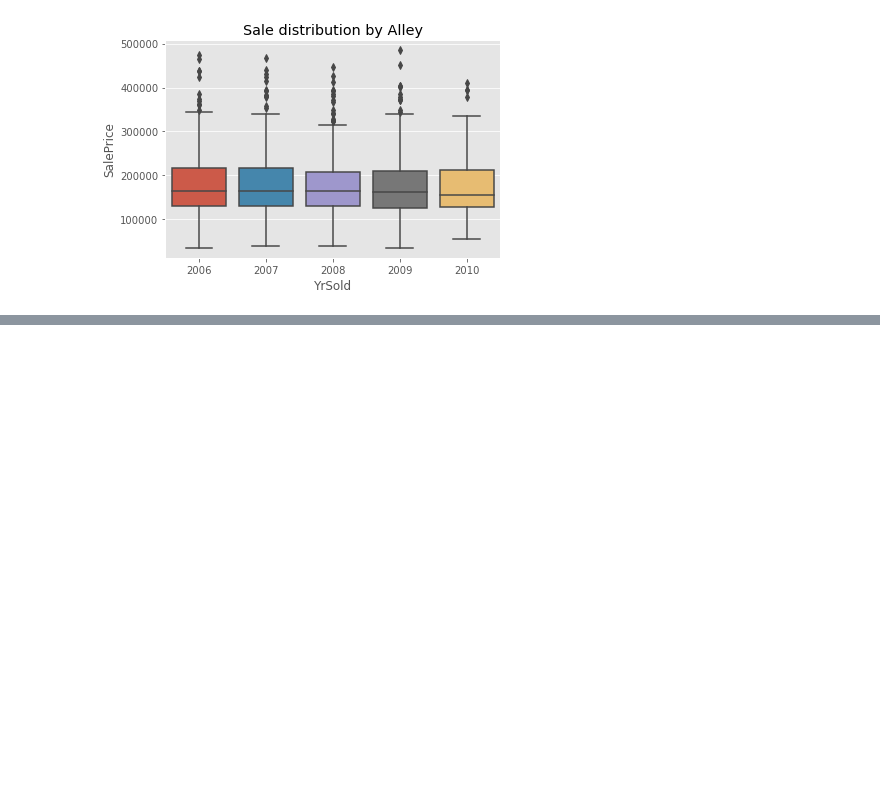
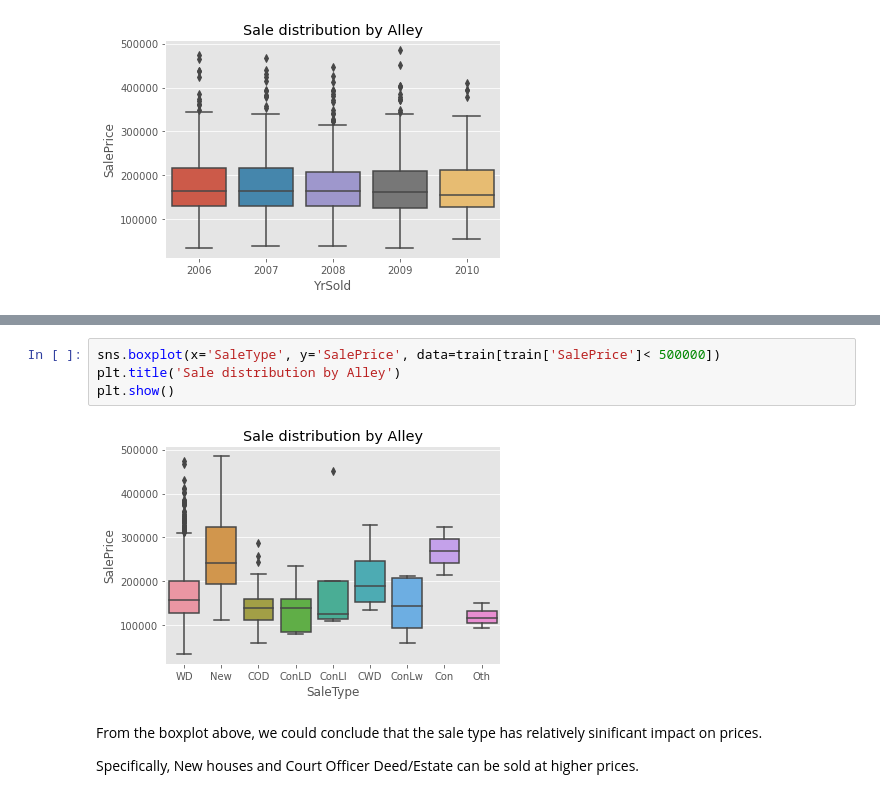
Before and after one commit to Yichen575/kaggle-projects, a Jupyter notebook: house-prices-advanced-regression-techniques/Analysis.ipynb, the cells around one changed output, grey strips where cells are left out. Cells and saved outputs as stored; diff of their text form; blank space fills up the shorter version.

```diff
--- a/house-prices-advanced-regression-techniques/Analysis.ipynb
+++ b/house-prices-advanced-regression-techniques/Analysis.ipynb
@@ -110,0 +166,10 @@ We can see that the year when the house was sold has little impact on house pric
+# %%
+sns.boxplot(x='SaleType', y='SalePrice', data=train[train['SalePrice']< 500000])
+plt.title('Sale distribution by Alley')
+plt.show()
+# %% [output]
+[figure, added]
+# %% [markdown]
+From the boxplot above, we could conclude that the sale type has relatively sinificant impact on prices.
+
+Specifically, New houses and Court Officer Deed/Estate can be sold at higher prices.
```
Also changed, not shown: parts of 14 cells of this notebook, 1 other file.
